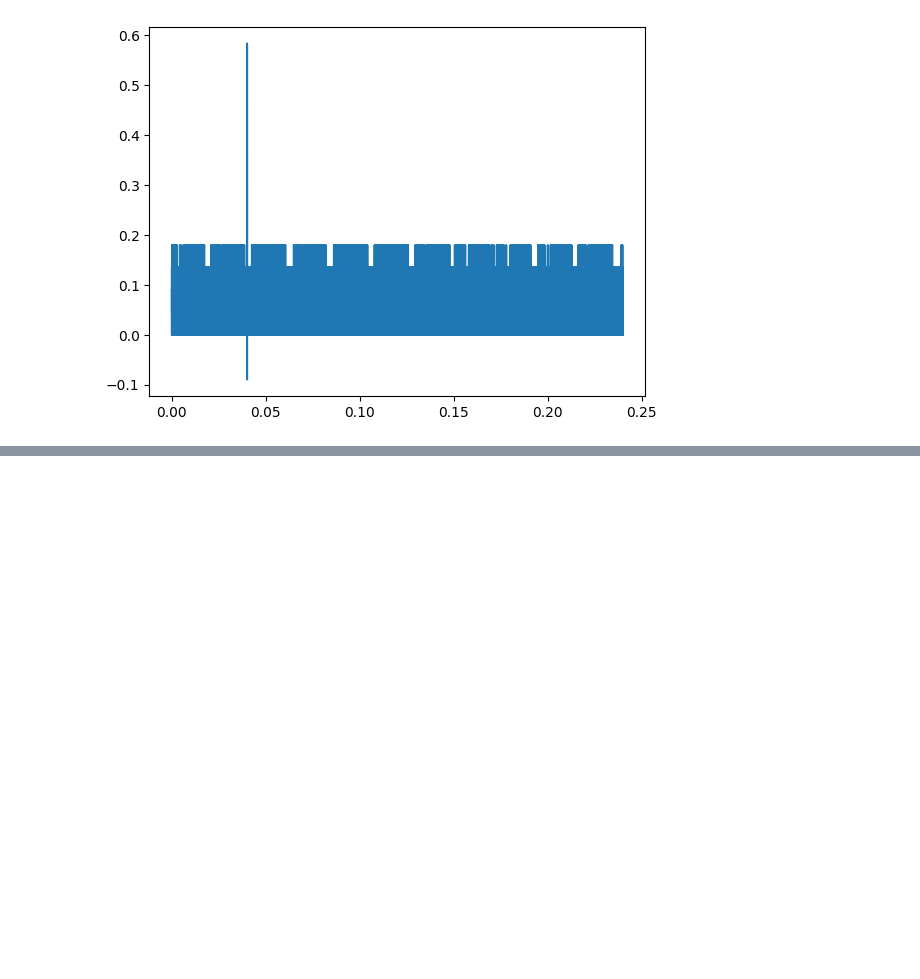
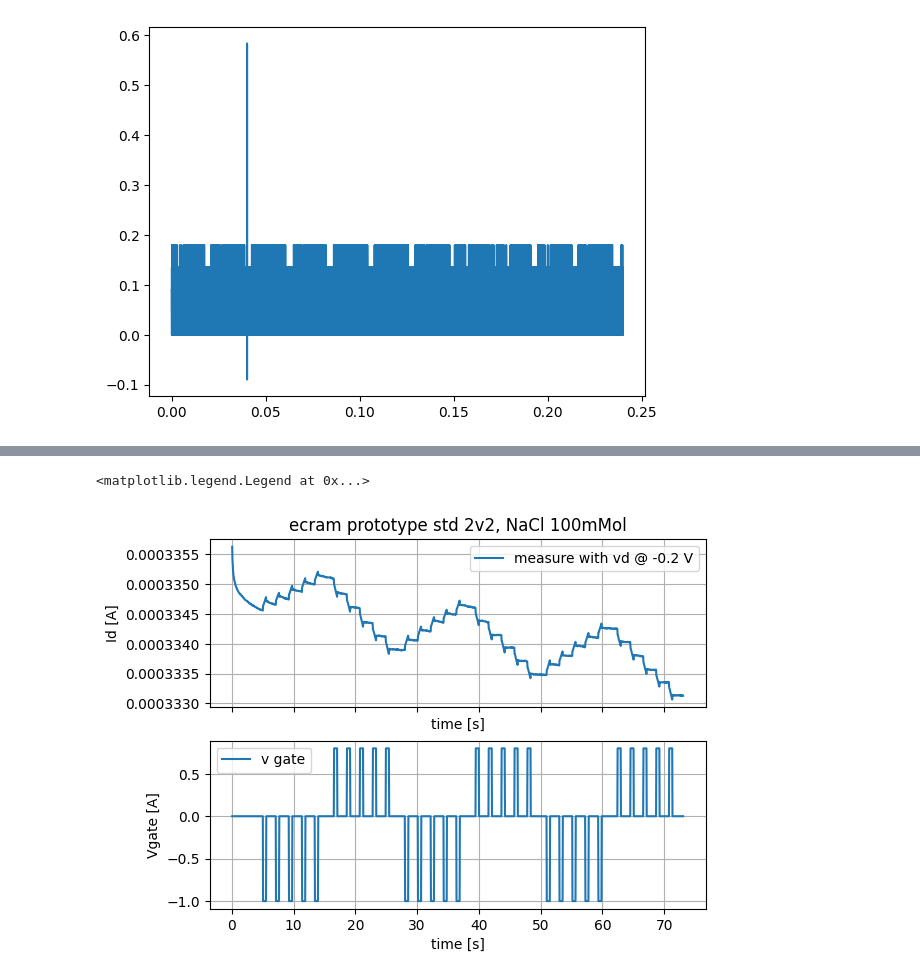
Before and after one commit to LaN-Tran/Code_for_experiments_at_Tue, a Jupyter notebook: codes/plot_exp_data.ipynb, the cells around one changed output, grey strips where cells are left out. Saved outputs shown, nothing was run; the diff lists cells and outputs as text; code cells hidden in the pictures; blank space fills up the shorter version.

```diff
--- a/codes/plot_exp_data.ipynb
+++ b/codes/plot_exp_data.ipynb
@@ -1910,0 +1930,31 @@ plt.plot(t[start:end],v[start:end])
+# %%
+device = pd.read_csv("C:/Users/20245580/LabCode/Codes_For_Experiments/exp_data/20250821/ecram_2_std_2v2.csv")
+
+ecram_t = device['time']
+ecram_i = device['i_channel']
+ecram_v = device['v_gate']
+
+fig, (ax1, ax2) = plt.subplots(2, 1, sharex= True)
+ax1.set_title("ecram prototype std 2v2, NaCl 100mMol")
+start = 0
+end = -1
+ax1.plot(ecram_t[start:end], abs(ecram_i)[start:end], '-', label ='measure with vd @ -0.2 V')
+# ax1.set_xlim(40, 100)
+# ax1.set_ylim(900e-7, 930e-7)
+ax1.set_xlabel("time [s]")
+ax1.set_ylabel("Id [A]")
+ax1.set_yscale("linear")
+ax1.grid()
+ax1.legend()
+
+start = 0
+end = -1
+ax2.plot(ecram_t[start:end], ecram_v[start:end], '-', label ='v gate')
+ax2.set_xlabel("time [s]")
+ax2.set_ylabel("Vgate [A]")
+ax2.set_yscale("linear")
+ax2.grid()
+ax2.legend()
+# %% [output]
+<matplotlib.legend.Legend at 0x...>
+[figure, added]
```
Also changed, not shown: parts of 6 cells of this notebook, 3 other files.
